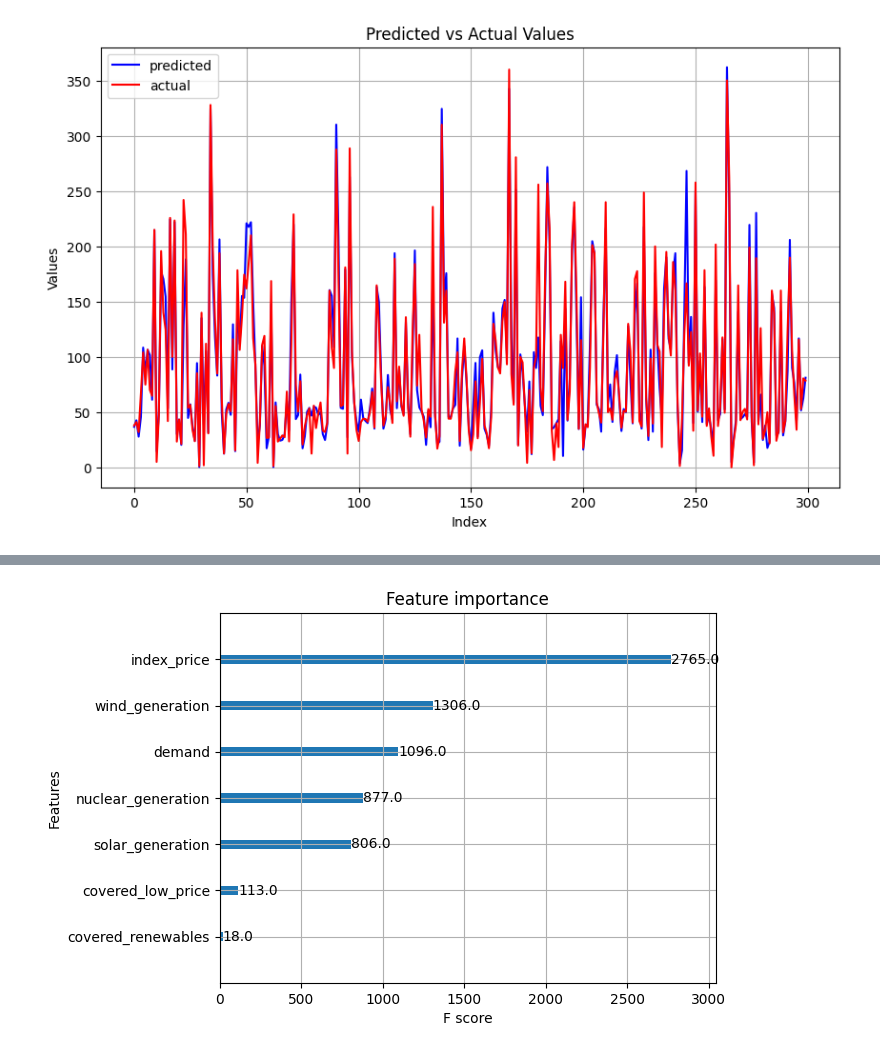
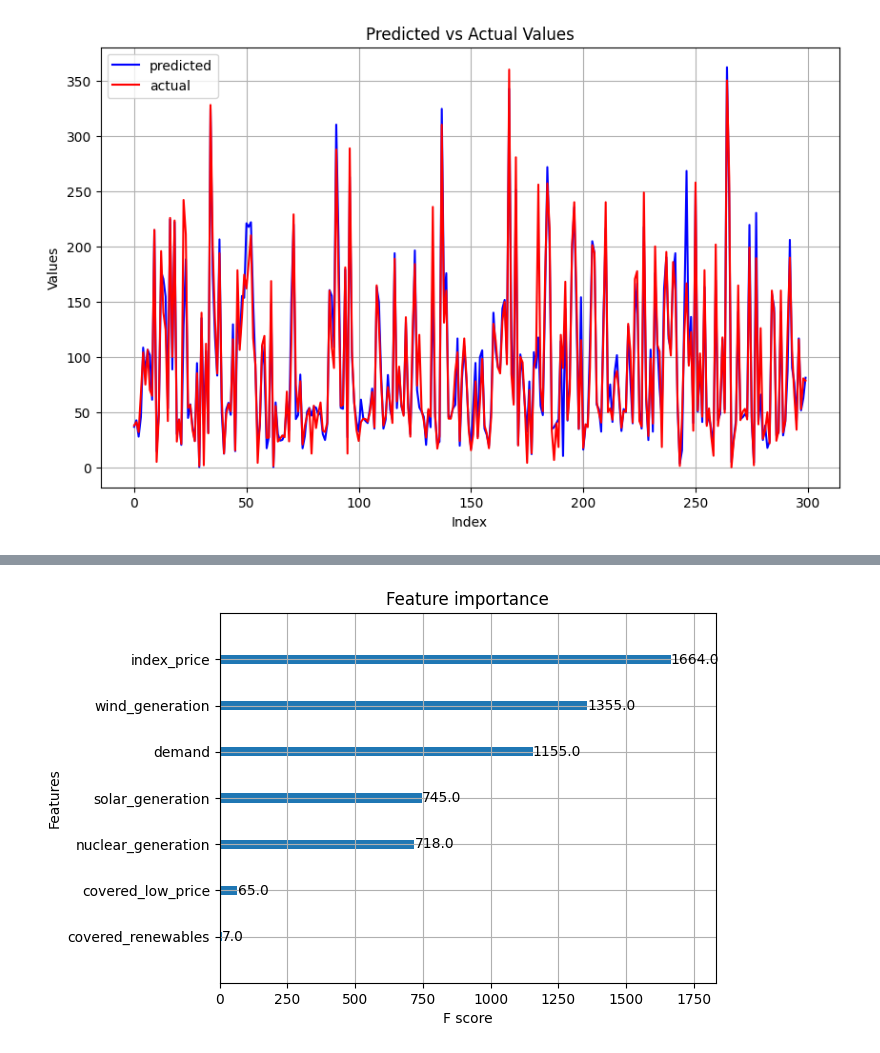
Before and after one commit to adebu/Day-Ahead-Market-Price-Forecast, a Jupyter notebook: price_analysis.ipynb, the cells around one changed output, grey strips where cells are left out. Cells and saved outputs as stored; diff of their text form; code cells hidden in the pictures.

```diff
--- a/price_analysis.ipynb
+++ b/price_analysis.ipynb
@@ -377,18 +242,15 @@ ValueError: Feature shape mismatch, expected: 10, got 7
 # %%
-import xgboost as xgb
-import matplotlib.pyplot as plt
-
 # Assuming xgb_model is your trained XGBRegressor model
 # Fit the model
-xgb_optimal = xgb_model.fit(X_train, y_train, verbose=False)
+xgb_optimal = reg.fit(X_train, y_train, verbose=False)
 
 # Get feature importances from the booster
 booster = xgb_optimal.get_booster()
 
 # Plot feature importance
 xgb.plot_importance(booster)
 plt.show()
 # %% [output]
-[figure, old version]
+[figure, new version]
 # %%
 df_comparison_xgb = pd.DataFrame({
```
Also changed, not shown: parts of 47 cells of this notebook.
